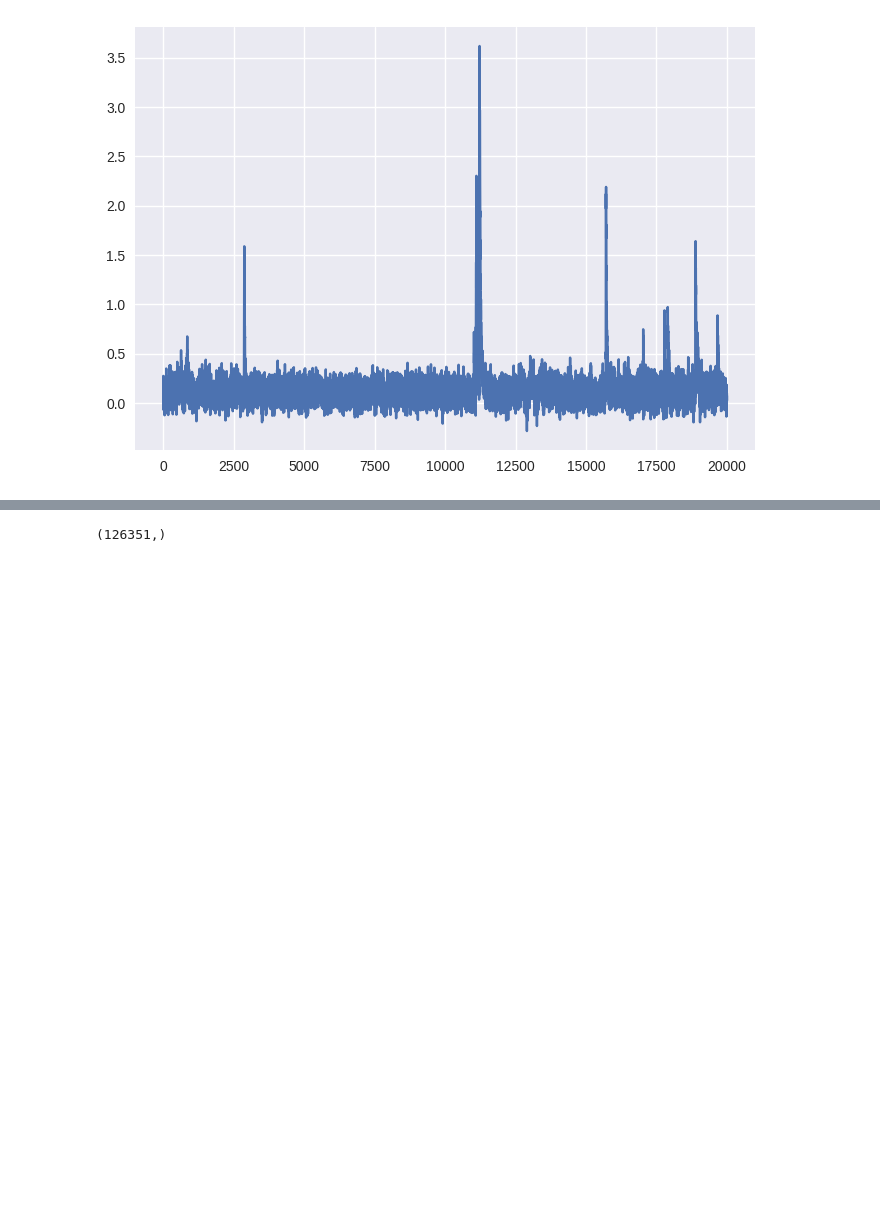
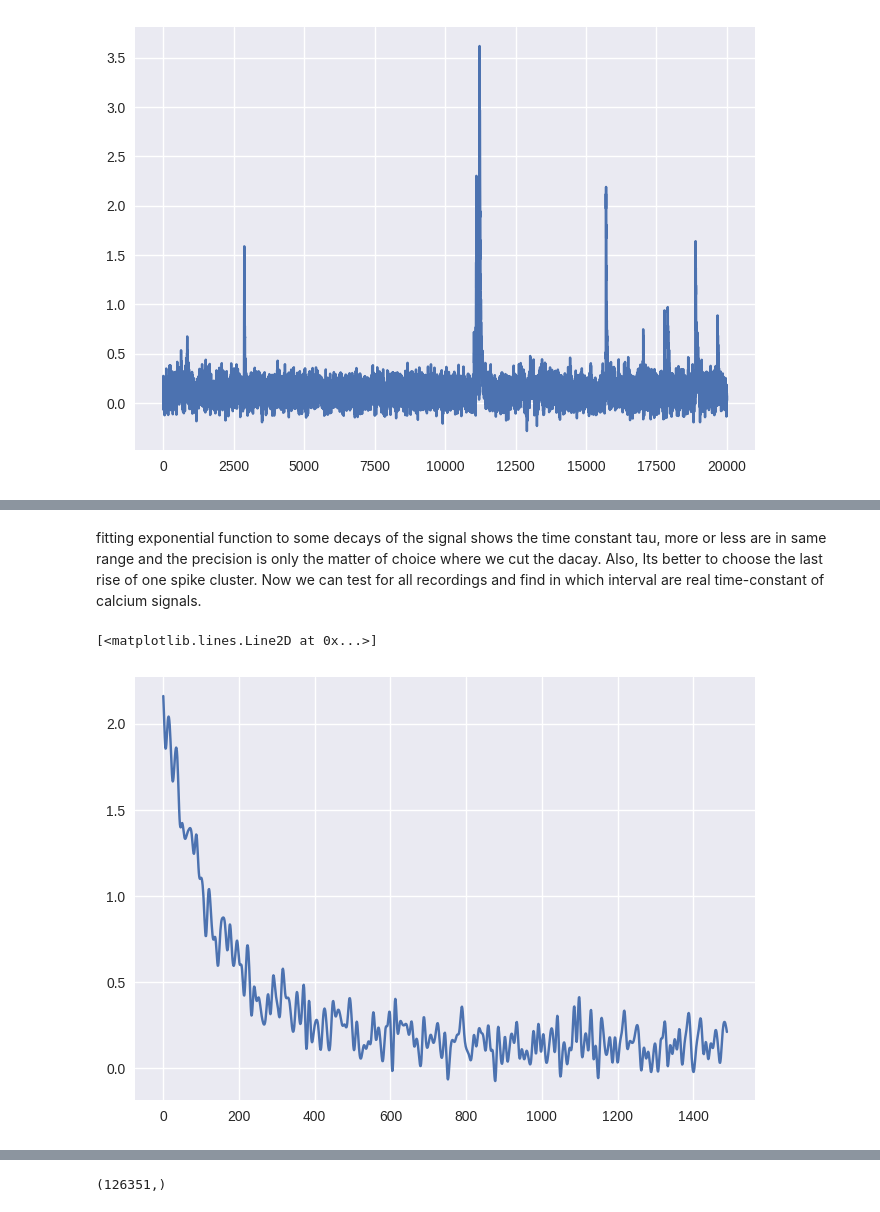
Before and after one commit to mjoudy/Cascade, a Jupyter notebook: cascade_download.ipynb, the cells around one changed output, grey strips where cells are left out. Saved outputs shown, nothing was run; the diff lists cells and outputs as text; code cells hidden in the pictures; blank space fills up the shorter version.

```diff
--- a/cascade_download.ipynb
+++ b/cascade_download.ipynb
@@ -256,0 +263,9 @@ upsampled_signal = intpld_signal_func(evenly_spaced_time)
+# %% [markdown]
+fitting exponential function to some decays of the signal shows the time constant tau, more or less are in same range and the precision is only the matter of choice where we cut the dacay. Also, Its better to choose the last rise of one spike cluster.
+Now we can test for all recordings and find in which interval are real time-constant of calcium signals.
+# %%
+sig_test = upsampled_signal[99260:100750]
+plt.plot(sig_test)
+# %% [output]
+[<matplotlib.lines.Line2D at 0x...>]
+[figure, added]
```
Also changed, not shown: parts of 6 cells of this notebook, 1 other file.
